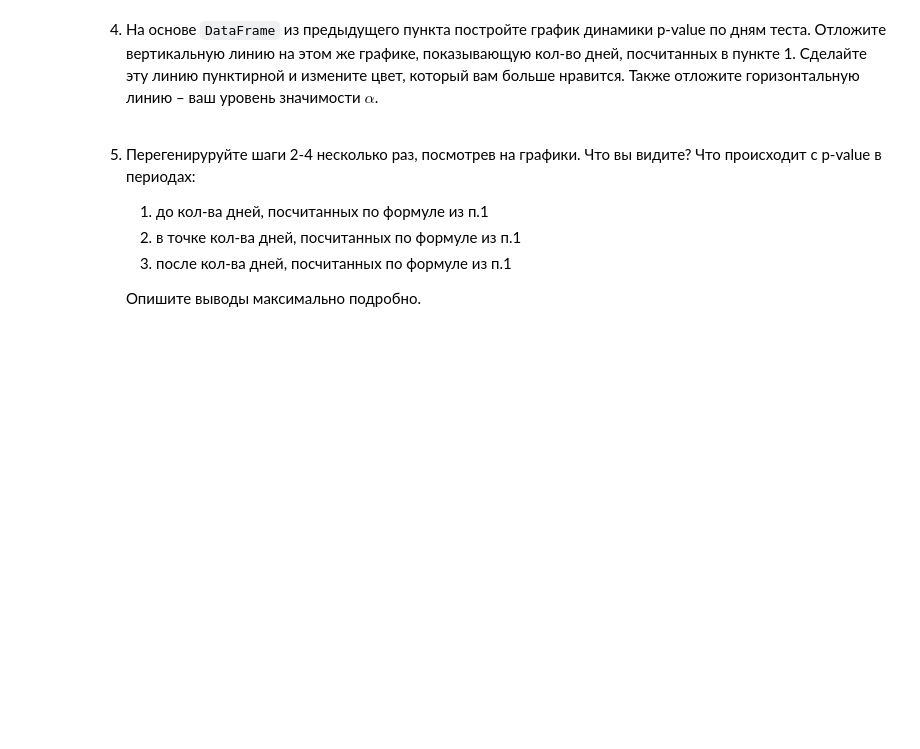
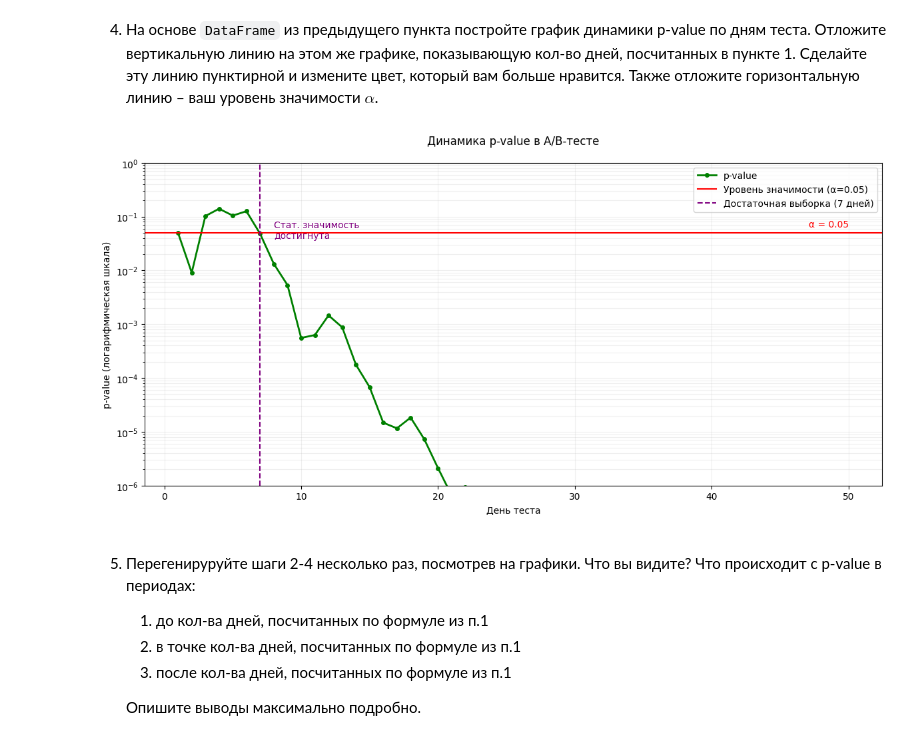
Before and after one commit to xanderkov/HSE-Math-Stat, a Jupyter notebook: hw-06/hw06-KovelAlexander.ipynb, the cells around one changed output. Cells and saved outputs as stored; diff of their text form; code cells hidden in the pictures; blank space fills up the shorter version.

```diff
--- a/hw-06/hw06-KovelAlexander.ipynb
+++ b/hw-06/hw06-KovelAlexander.ipynb
@@ -388,3 +524,29 @@ __Подсказка:__ Среднее для 1-го дня должно счи
+# %%
+plt.figure(figsize=(12, 6))
+
+plt.semilogy(ab_test_results['day'], ab_test_results['p_value'], label='p-value', color='green', linewidth=2, marker='o', markersize=4)
+
+alpha = 0.05
+plt.axhline(y=alpha, color='red', linestyle='-', linewidth=1.5, label=f'Уровень значимости (α={alpha})')
+
+required_days = 7
+plt.axvline(x=required_days, color='purple', linestyle='--', linewidth=1.5, label=f'Достаточная выборка ({required_days} дней)')
+
+plt.title('Динамика p-value в A/B-тесте', pad=20)
+plt.xlabel('День теста')
+plt.ylabel('p-value (логарифмическая шкала)')
+plt.grid(True, which="both", ls="-", alpha=0.2)
+plt.legend()
+
+plt.text(required_days+1, alpha*0.8, f'Стат. значимость\nдостигнута', color='purple', ha='left')
+plt.text(50, alpha*1.2, f'α = {alpha}', color='red', ha='right', va='bottom')
+
+plt.ylim(10e-7, 1)
+
+plt.tight_layout()
+plt.show()
+# %% [output]
+[figure, added]
 # %% [markdown]
 5. Перегенируруйте шаги 2-4 несколько раз, посмотрев на графики. Что вы видите? Что происходит с p-value в периодах:
     1. до кол-ва дней, посчитанных по формуле из п.1
```
Also changed, not shown: parts of 26 cells of this notebook.
